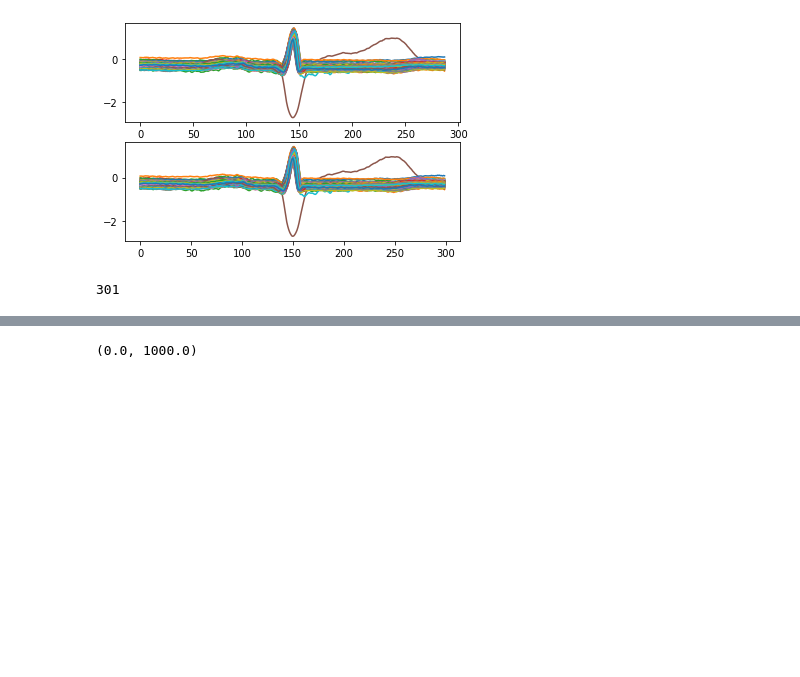
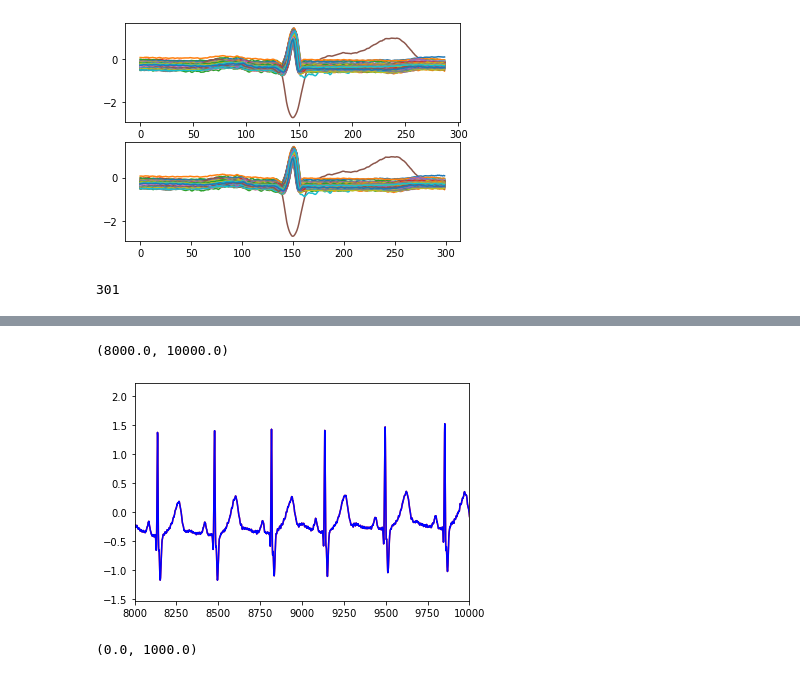
Before and after one commit to sbscsue/ecg_data_wfdb, a Jupyter notebook: use/ex/0107/form_function_test.ipynb, the cells around one changed output, grey strips where cells are left out. Drawn from its saved outputs; the diff is of its cells as text; code cells hidden in the pictures; blank space fills up the shorter version.

```diff
--- a/use/ex/0107/form_function_test.ipynb
+++ b/use/ex/0107/form_function_test.ipynb
@@ -114,3 +111,10 @@ plt.ylim([-1,1])
+# %%
+plt.plot(input_array,color="red")
+plt.plot(input_array,color="blue")
+plt.xlim([8000,10000])
+# %% [output]
+(8000.0, 10000.0)
+[figure, added]
 # %%
 plt.plot(ecg[0].record)
 plt.xlim([0,1000])
```
Also changed, not shown: parts of 7 cells of this notebook, 15 other files.
